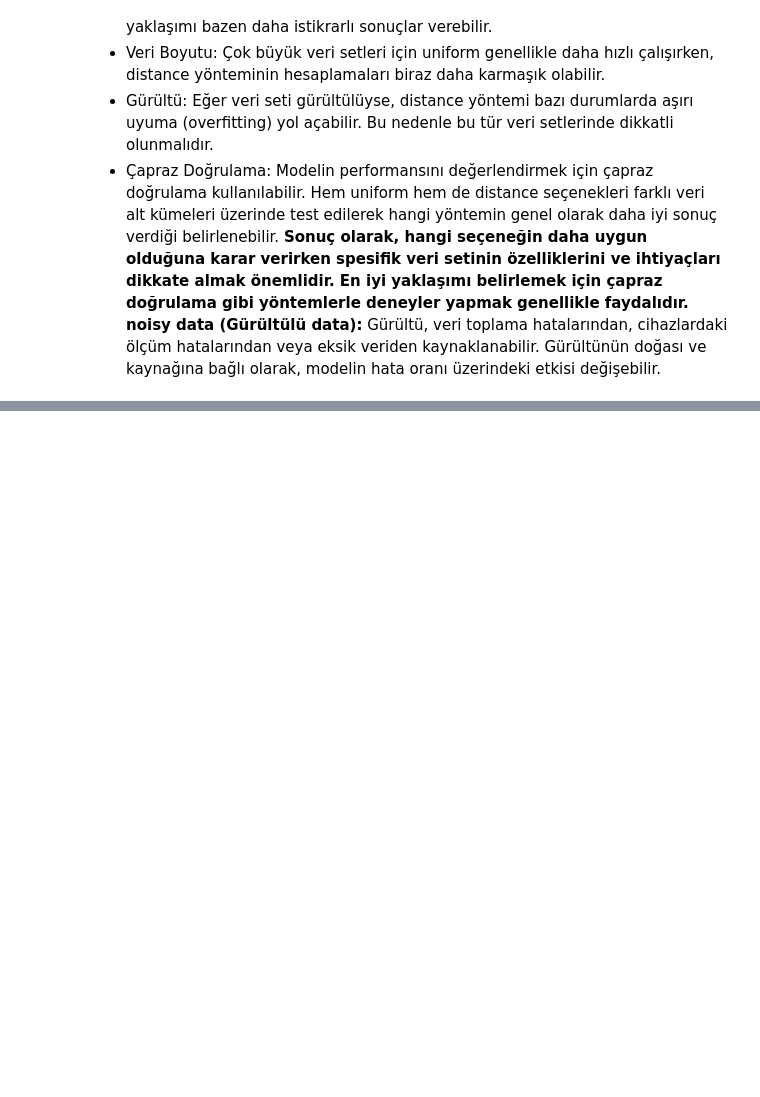
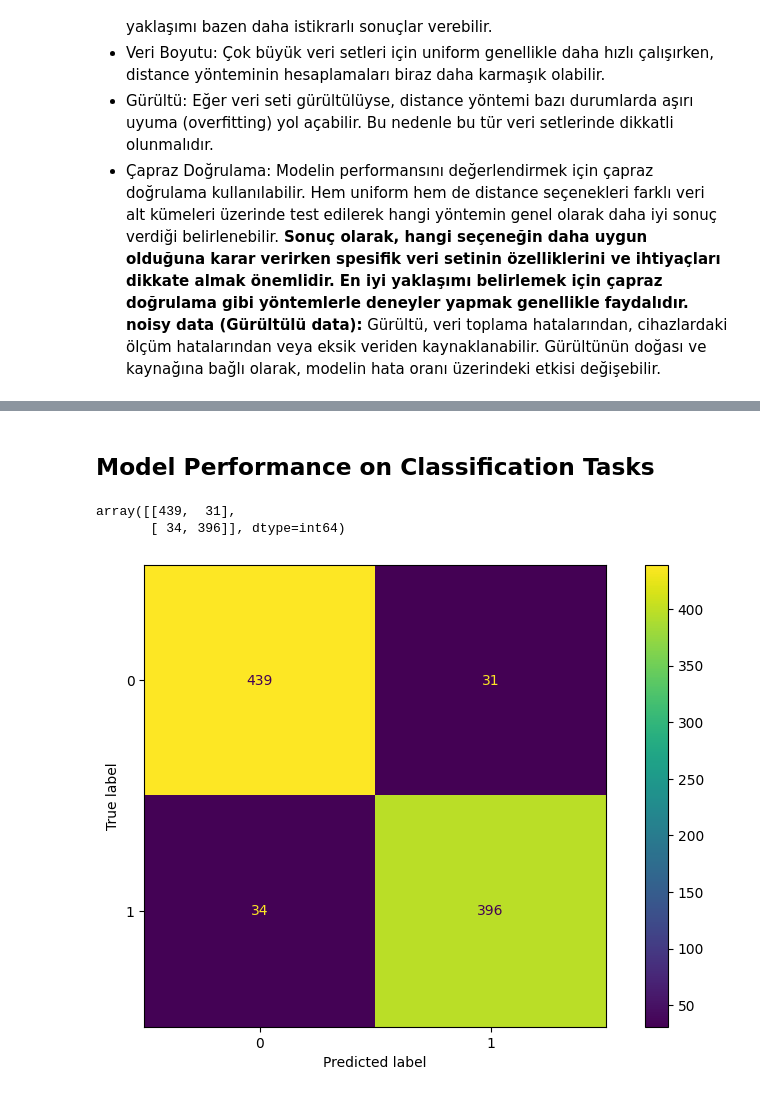
Before and after one commit to Sungur66/Myfiles_from_Batch168, a Jupyter notebook: 15.ML/06_K-Nearest Neighbors/06_K-Nearest Neighbors.ipynb, the cells around one changed output, grey strips where cells are left out. Cells and saved outputs as stored; diff of their text form; code cells hidden in the pictures; blank space fills up the shorter version.

```diff
--- a/15.ML/06_K-Nearest Neighbors/06_K-Nearest Neighbors.ipynb
+++ b/15.ML/06_K-Nearest Neighbors/06_K-Nearest Neighbors.ipynb
@@ -196,0 +245,2 @@ Gürültülü verilerde bazen overfitting'e yol açabilir, çünkü bireysel ver
+# %% [markdown]
+## Model Performance on Classification Tasks
@@ -196,0 +249,9 @@ Gürültülü verilerde bazen overfitting'e yol açabilir, çünkü bireysel ver
+# %%
+confusion_matrix(y_test, y_pred)
+# %% [output]
+array([[439,  31],
+       [ 34, 396]], dtype=int64)
+# %%
+plot_confusion_matrix(knn_model, X_test_scaled, y_test);
+# %% [output]
+[figure, added]
```
Also changed, not shown: parts of 66 cells of this notebook, 2 other files.
